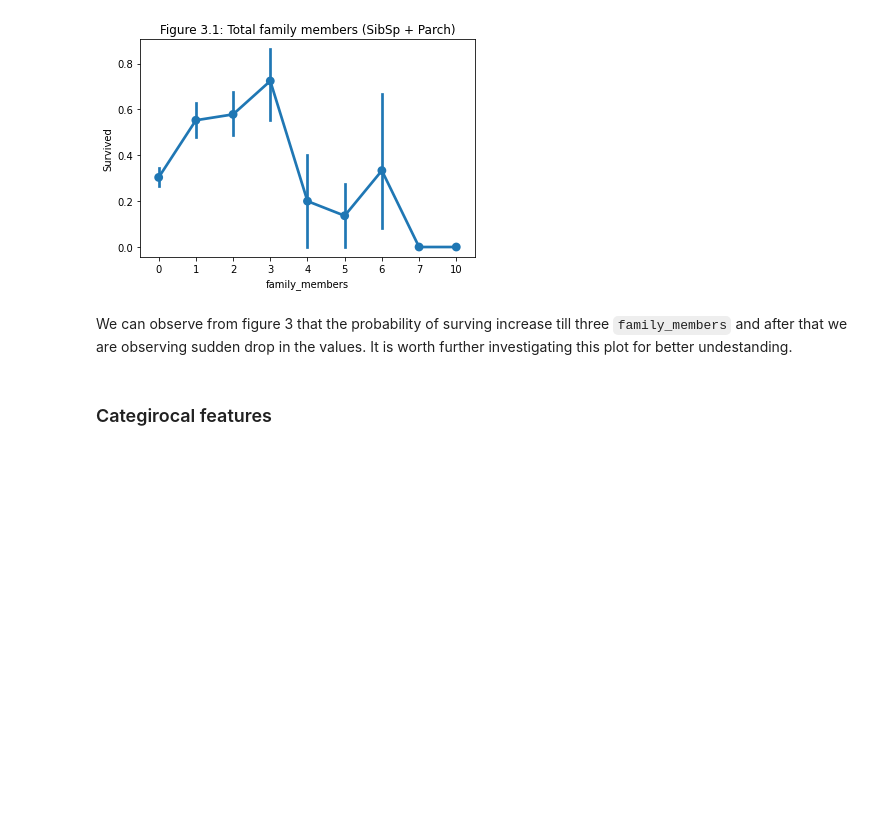
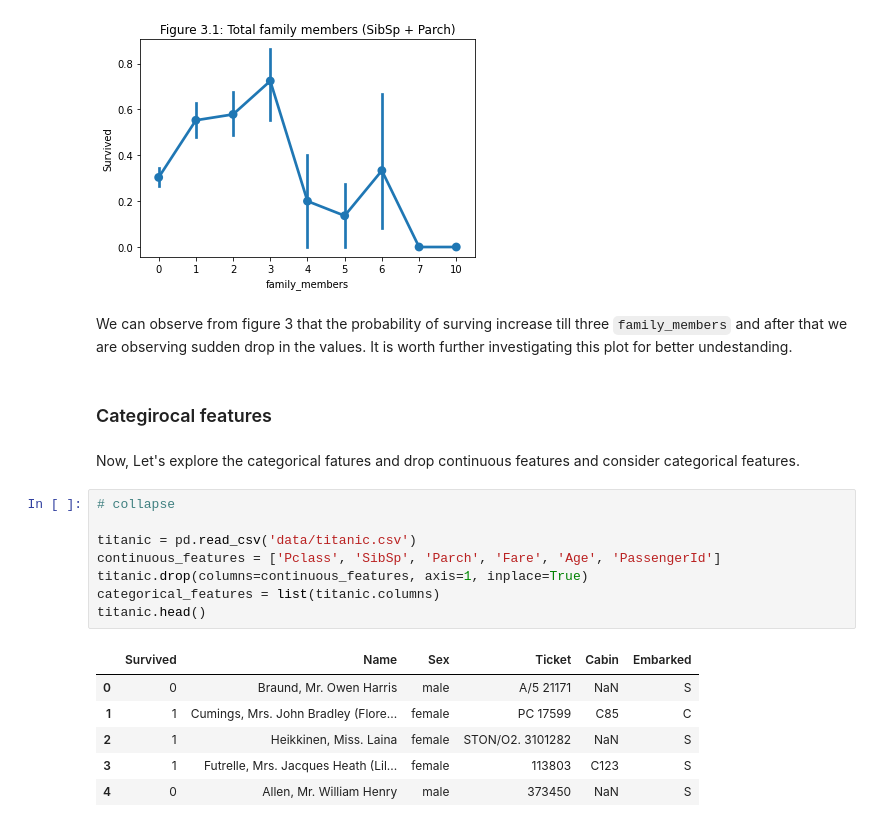
Before and after one commit to pandya6988/my_first_fastpage, a Jupyter notebook: _notebooks/2022-09-11-feature_engineering.ipynb, the cells around one changed output. Drawn from its saved outputs; the diff is of its cells as text; blank space fills up the shorter version.

```diff
--- a/_notebooks/2022-09-11-feature_engineering.ipynb
+++ b/_notebooks/2022-09-11-feature_engineering.ipynb
@@ -253,3 +253,20 @@ plt.show()
 We can observe from figure 3 that the probability of surving increase till three `family_members` and after that we are observing sudden drop in the values. It is worth further investigating this plot for better undestanding.
 # %% [markdown]
 ### Categirocal features
+# %% [markdown]
+Now, Let's explore the categorical fatures and drop continuous features and consider categorical features.
+# %%
+# collapse
+
+titanic = pd.read_csv('data/titanic.csv')
+continuous_features = ['Pclass', 'SibSp', 'Parch', 'Fare', 'Age', 'PassengerId']
+titanic.drop(columns=continuous_features, axis=1, inplace=True)
+categorical_features = list(titanic.columns)
+titanic.head()
+# %% [output]
+|  | Survived | Name | Sex | Ticket | Cabin | Embarked |
+| 0 | 0 | Braund, Mr. Owen Harris | male | A/5 21171 | NaN | S |
+| 1 | 1 | Cumings, Mrs. John Bradley (Flore... | female | PC 17599 | C85 | C |
+| 2 | 1 | Heikkinen, Miss. Laina | female | STON/O2. 3101282 | NaN | S |
+| 3 | 1 | Futrelle, Mrs. Jacques Heath (Lil... | female | 113803 | C123 | S |
+| 4 | 0 | Allen, Mr. William Henry | male | 373450 | NaN | S |
```
Also changed, not shown: parts of 3 cells of this notebook, 1 other file.
